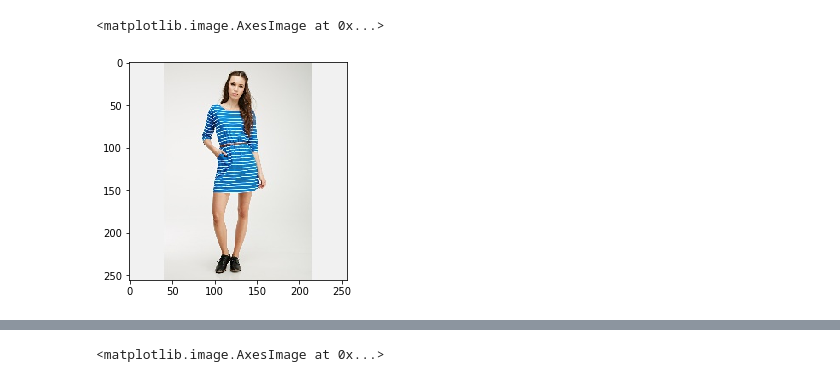
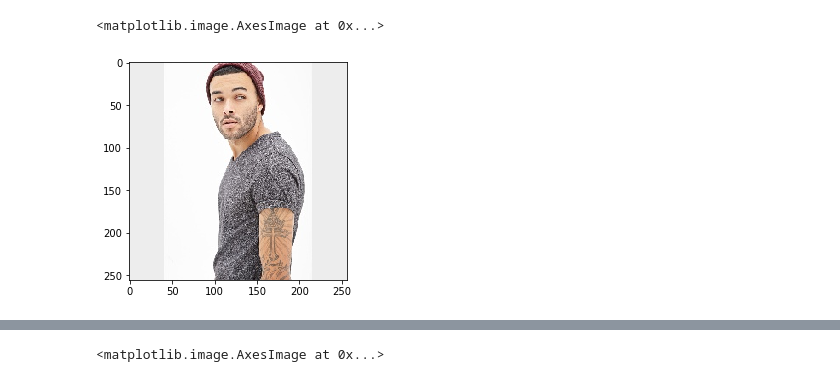
Before and after one commit to samringer/fashion_killer, a Jupyter notebook: Inference.ipynb, the cells around one changed output, grey strips where cells are left out. Cells and saved outputs as stored; diff of their text form; code cells hidden in the pictures.

```diff
--- a/Inference.ipynb
+++ b/Inference.ipynb
@@ -21,13 +20,13 @@ model = Model()
 model.load_state_dict(torch.load(model_base_path))
 model = model.eval().cuda()
 # %%
-im_path = '/home/sam/data/V_U_Net_DeepFashion/test/05313_4.jpg'
+im_path = '/home/sam/data/V_U_Net_DeepFashion/test/01123_2.jpg'
 img = cv2.imread(im_path)
 img = cv2.cvtColor(img, cv2.COLOR_BGR2RGB)
 plt.imshow(img)
 # %% [output]
 <matplotlib.image.AxesImage at 0x...>
-[figure, old version]
+[figure, new version]
 # %%
 img_width, img_height, _ = img.shape
 current_max_dim = max(img_width, img_height)
```
Also changed, not shown: parts of 18 cells of this notebook, 5 other files.
